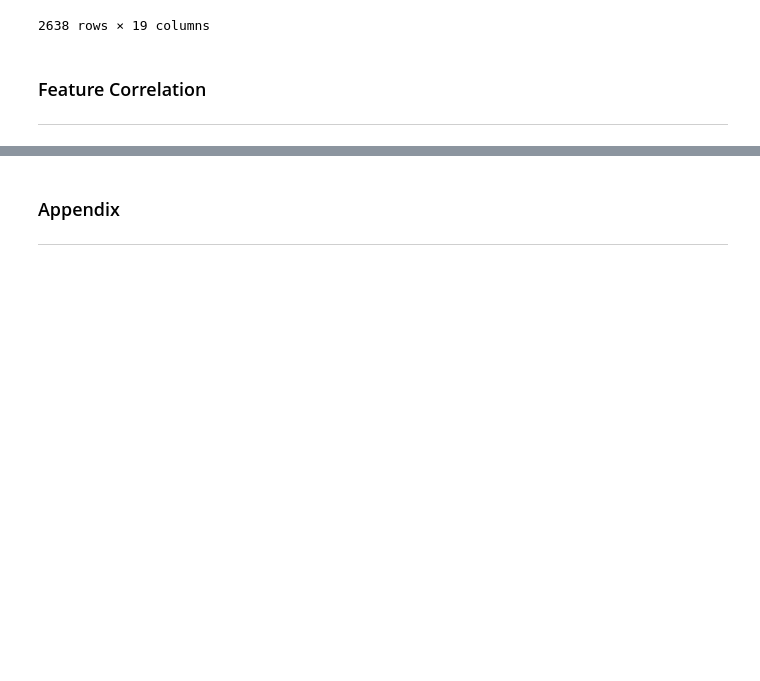
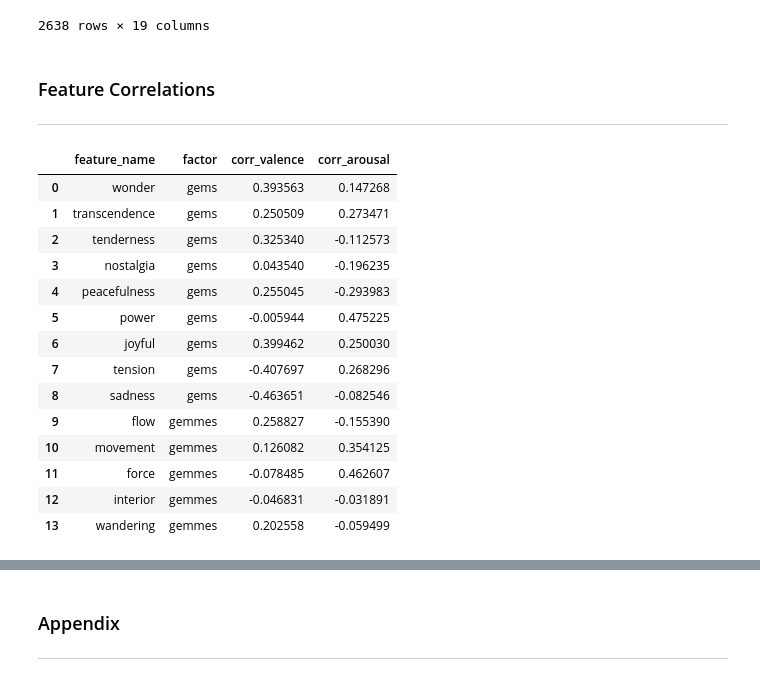
Before and after one commit to The-Deadly-Hyenas/Data-Exploration, a Jupyter notebook: data_exploration_benjamin.ipynb, the cells around one changed output, grey strips where cells are left out. Drawn from its saved outputs; the diff is of its cells as text; code cells hidden in the pictures; blank space fills up the shorter version.

```diff
--- a/data_exploration_benjamin.ipynb
+++ b/data_exploration_benjamin.ipynb
@@ -39,3 +51,19 @@ annot_df
 # %% [markdown]
 ### Dataset Preprocessing
 ---
+# %%
+# add the labels to the dataset
+def label_race(row):
+   if row['valence'] <= 0 and row['arousal'] > 3:
+        return 'angry'
+   elif row['valence'] > 0 and row['arousal'] >= 3:
+       return 'happy'
+   elif row['valence'] < 0 and row['arousal'] <= 3:
+       return 'sad'
+   elif row['valence'] >= 0 and row['arousal'] < 3:
+       return 'relaxed'
+   else:
+       return 'None'
+
+annot_df['class'] = annot_df.apply(lambda row: label_race(row), axis=1)
+annot_df
@@ -58,6 +102,6 @@ annot_df
 | 4012 | 1.560763 | 1.665261 | -0.374004 | 0.059549 | -0.928178 | 0.077778 | -0.545034 | ... |
 2638 rows × 19 columns
 # %% [markdown]
-### Feature Correlation
+### Feature Correlations
 ---
 # %%
@@ -82 +131,21 @@ x, y = corr(annot_df_corr)
+# %%
+# create new DataFrame of calculated feature correlations
+corr_df = pd.DataFrame({'feature_name': feature, 'factor': feature_type, 'corr_valence': corr_valence, 'corr_arousal': corr_arousal})
+corr_df
+# %% [output]
+|  | feature_name | factor | corr_valence | corr_arousal |
+| 0 | wonder | gems | 0.393563 | 0.147268 |
+| 1 | transcendence | gems | 0.250509 | 0.273471 |
+| 2 | tenderness | gems | 0.325340 | -0.112573 |
+| 3 | nostalgia | gems | 0.043540 | -0.196235 |
+| 4 | peacefulness | gems | 0.255045 | -0.293983 |
+| 5 | power | gems | -0.005944 | 0.475225 |
+| 6 | joyful | gems | 0.399462 | 0.250030 |
+| 7 | tension | gems | -0.407697 | 0.268296 |
+| 8 | sadness | gems | -0.463651 | -0.082546 |
+| 9 | flow | gemmes | 0.258827 | -0.155390 |
+| 10 | movement | gemmes | 0.126082 | 0.354125 |
+| 11 | force | gemmes | -0.078485 | 0.462607 |
+| 12 | interior | gemmes | -0.046831 | -0.031891 |
+| 13 | wandering | gemmes | 0.202558 | -0.059499 |
 # %%
```
Also changed, not shown: parts of 8 cells of this notebook.
